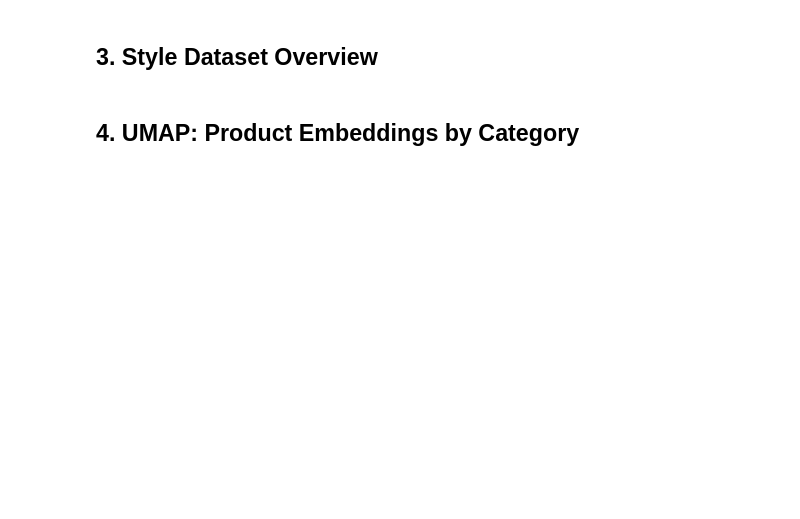
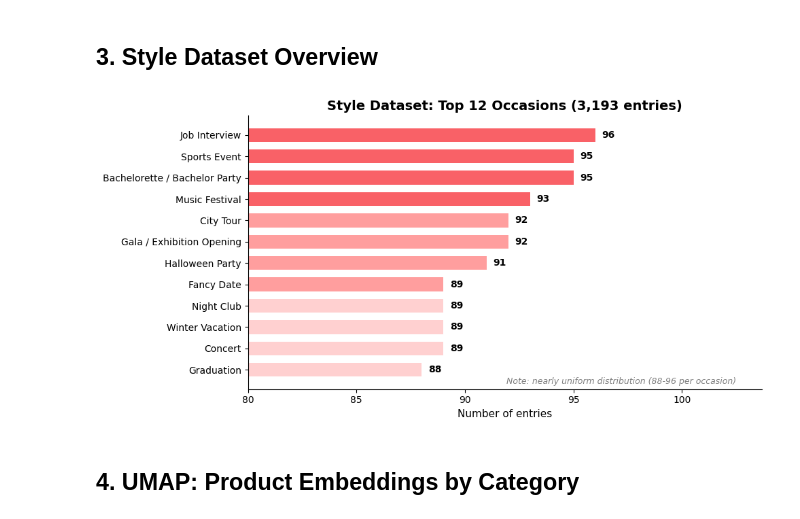
Before and after one commit to elisalopes22/stylefinder, a Jupyter notebook: notebooks/Task2_Visualization.ipynb, the cells around one changed output. Drawn from its saved outputs; the diff is of its cells as text; code cells hidden in the pictures; blank space fills up the shorter version.

```diff
--- a/notebooks/Task2_Visualization.ipynb
+++ b/notebooks/Task2_Visualization.ipynb
@@ -110,3 +193,30 @@ plt.show()
+# %%
+occasions = style_df['context'].value_counts().head(12)
+
+# Clean labels: remove "I'm going to a" prefix
+clean_labels = [o.replace("I'm going to a ", "").replace("I'm going to a", "").strip().rstrip('.').title()
+                for o in occasions.index]
+
+fig, ax = plt.subplots(figsize=(10, 5))
+colors_occ = ['#F96167' if i < 4 else '#FF9E9E' if i < 8 else '#FFD0D0' for i in range(len(occasions))]
+bars = ax.barh(clean_labels, occasions.values, color=colors_occ, height=0.65)
+ax.set_title("Style Dataset: Top 12 Occasions (3,193 entries)", fontweight='bold', fontsize=14)
+ax.invert_yaxis()
+ax.set_xlim(80, occasions.max() * 1.08)  # start at 80 to show differences
+for bar, val in zip(bars, occasions.values):
+    ax.text(val + 0.3, bar.get_y() + bar.get_height()/2, str(val), va='center', fontsize=10, fontweight='bold')
+ax.spines['top'].set_visible(False)
+ax.spines['right'].set_visible(False)
+ax.set_xlabel("Number of entries", fontsize=11)
+
+# Add note about even distribution
+ax.text(0.95, 0.02, "Note: nearly uniform distribution (88-96 per occasion)",
+        transform=ax.transAxes, fontsize=9, color='gray', ha='right', style='italic')
+
+plt.tight_layout()
+plt.show()
+# %% [output]
+[figure, added]
 # %% [markdown]
 ## 4. UMAP: Product Embeddings by Category
 # %%
```
Also changed, not shown: parts of 21 cells of this notebook, 1 other file.
